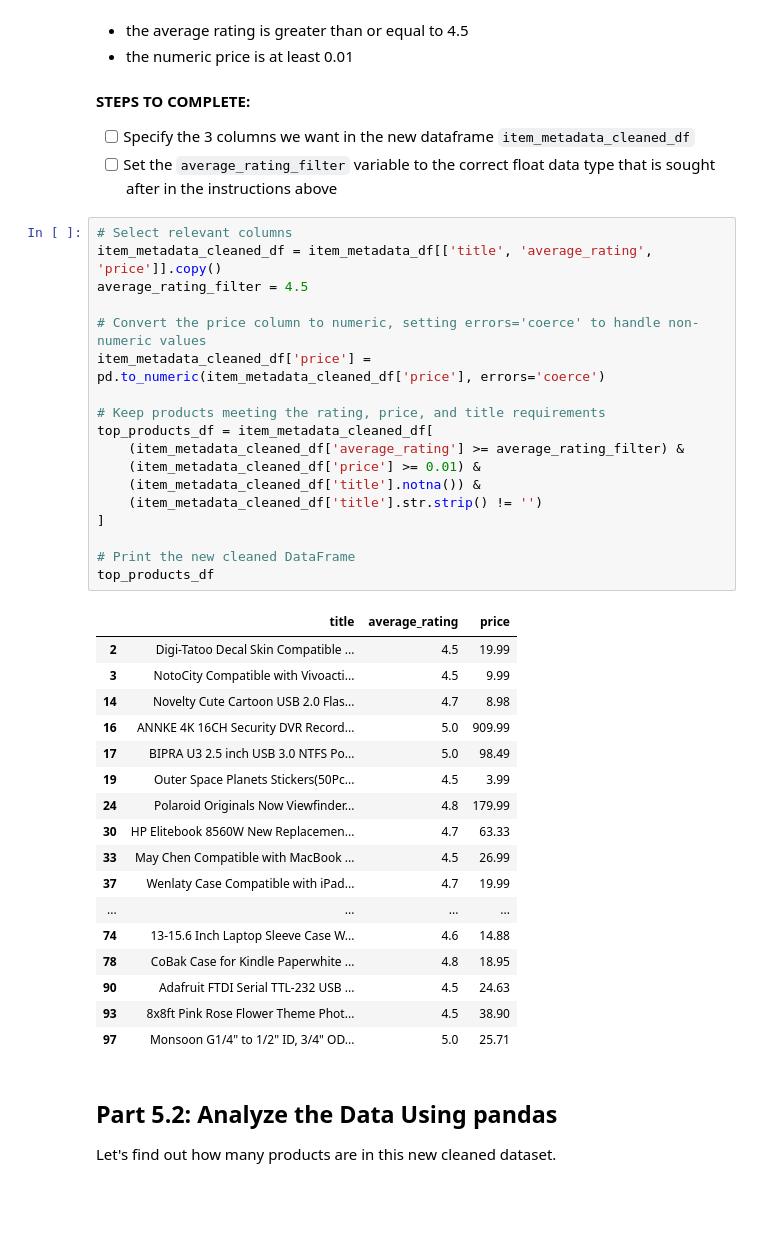
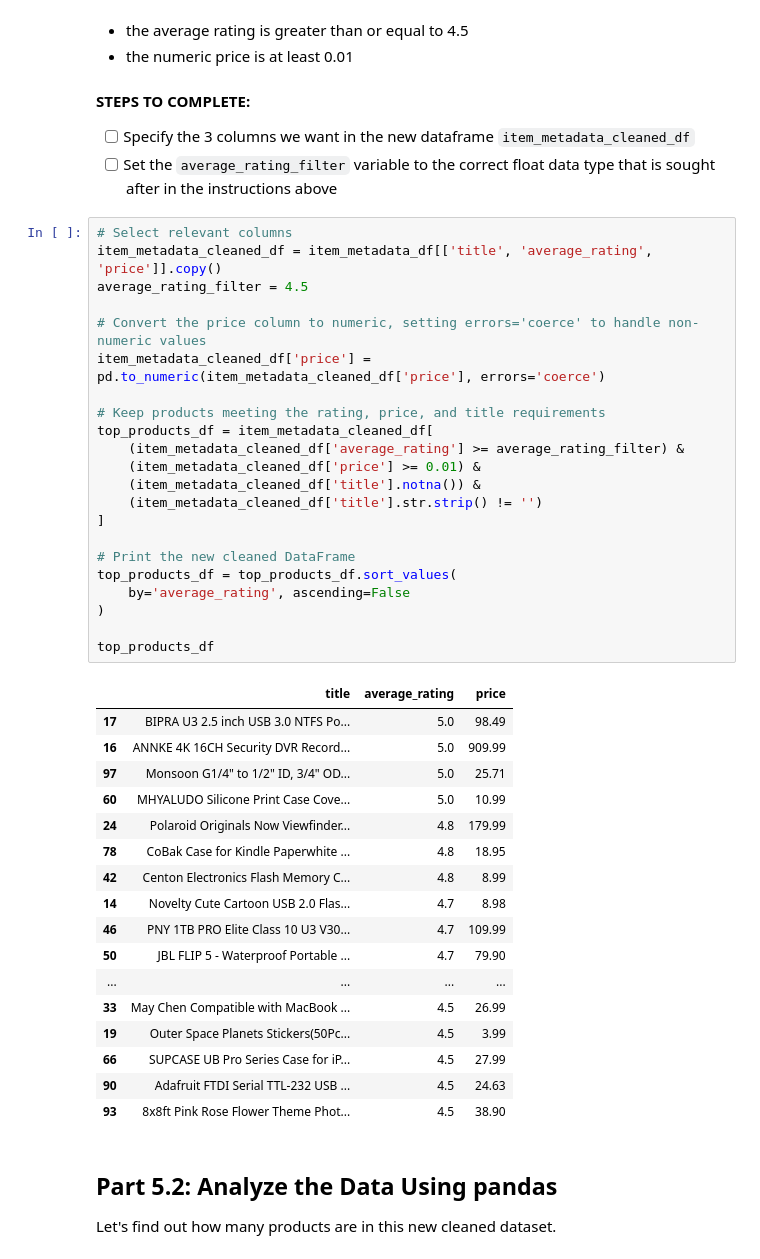
Before and after one commit to pvictorc/uda-ai-prog-with-python, a Jupyter notebook: Udacity - PCEP Project.ipynb, the cells around one changed output. Drawn from its saved outputs; the diff is of its cells as text; blank space fills up the shorter version.

```diff
--- a/Udacity - PCEP Project.ipynb
+++ b/Udacity - PCEP Project.ipynb
@@ -678,39 +678,43 @@ We will create a new DataFrame called `top_products_df` with these parameters:
 # %%
 # Select relevant columns
 item_metadata_cleaned_df = item_metadata_df[['title', 'average_rating', 'price']].copy()
 average_rating_filter = 4.5
 
 # Convert the price column to numeric, setting errors='coerce' to handle non-numeric values
 item_metadata_cleaned_df['price'] = pd.to_numeric(item_metadata_cleaned_df['price'], errors='coerce')
 
 # Keep products meeting the rating, price, and title requirements
 top_products_df = item_metadata_cleaned_df[
     (item_metadata_cleaned_df['average_rating'] >= average_rating_filter) &
     (item_metadata_cleaned_df['price'] >= 0.01) &
     (item_metadata_cleaned_df['title'].notna()) &
     (item_metadata_cleaned_df['title'].str.strip() != '')
 ]
 
 # Print the new cleaned DataFrame
+top_products_df = top_products_df.sort_values(
+    by='average_rating', ascending=False
+)
+
 top_products_df
 # %% [output]
 |  | title | average_rating | price |
-| 2 | Digi-Tatoo Decal Skin Compatible ... | 4.5 | 19.99 |
-| 3 | NotoCity Compatible with Vivoacti... | 4.5 | 9.99 |
+| 17 | BIPRA U3 2.5 inch USB 3.0 NTFS Po... | 5.0 | 98.49 |
+| 16 | ANNKE 4K 16CH Security DVR Record... | 5.0 | 909.99 |
+| 97 | Monsoon G1/4" to 1/2" ID, 3/4" OD... | 5.0 | 25.71 |
+| 60 | MHYALUDO Silicone Print Case Cove... | 5.0 | 10.99 |
+| 24 | Polaroid Originals Now Viewfinder... | 4.8 | 179.99 |
+| 78 | CoBak Case for Kindle Paperwhite ... | 4.8 | 18.95 |
+| 42 | Centon Electronics Flash Memory C... | 4.8 | 8.99 |
 | 14 | Novelty Cute Cartoon USB 2.0 Flas... | 4.7 | 8.98 |
-| 16 | ANNKE 4K 16CH Security DVR Record... | 5.0 | 909.99 |
-| 17 | BIPRA U3 2.5 inch USB 3.0 NTFS Po... | 5.0 | 98.49 |
+| 46 | PNY 1TB PRO Elite Class 10 U3 V30... | 4.7 | 109.99 |
+| 50 | JBL FLIP 5 - Waterproof Portable ... | 4.7 | 79.90 |
+| ... | ... | ... | ... |
+| 33 | May Chen Compatible with MacBook ... | 4.5 | 26.99 |
 | 19 | Outer Space Planets Stickers(50Pc... | 4.5 | 3.99 |
-| 24 | Polaroid Originals Now Viewfinder... | 4.8 | 179.99 |
-| 30 | HP Elitebook 8560W New Replacemen... | 4.7 | 63.33 |
-| 33 | May Chen Compatible with MacBook ... | 4.5 | 26.99 |
-| 37 | Wenlaty Case Compatible with iPad... | 4.7 | 19.99 |
-| ... | ... | ... | ... |
-| 74 | 13-15.6 Inch Laptop Sleeve Case W... | 4.6 | 14.88 |
-| 78 | CoBak Case for Kindle Paperwhite ... | 4.8 | 18.95 |
+| 66 | SUPCASE UB Pro Series Case for iP... | 4.5 | 27.99 |
 | 90 | Adafruit FTDI Serial TTL-232 USB ... | 4.5 | 24.63 |
 | 93 | 8x8ft Pink Rose Flower Theme Phot... | 4.5 | 38.90 |
-| 97 | Monsoon G1/4" to 1/2" ID, 3/4" OD... | 5.0 | 25.71 |
 # %% [markdown]
 ## Part 5.2: Analyze the Data Using pandas
 
```
Also changed, not shown: parts of 6 cells of this notebook, 2 other files.
